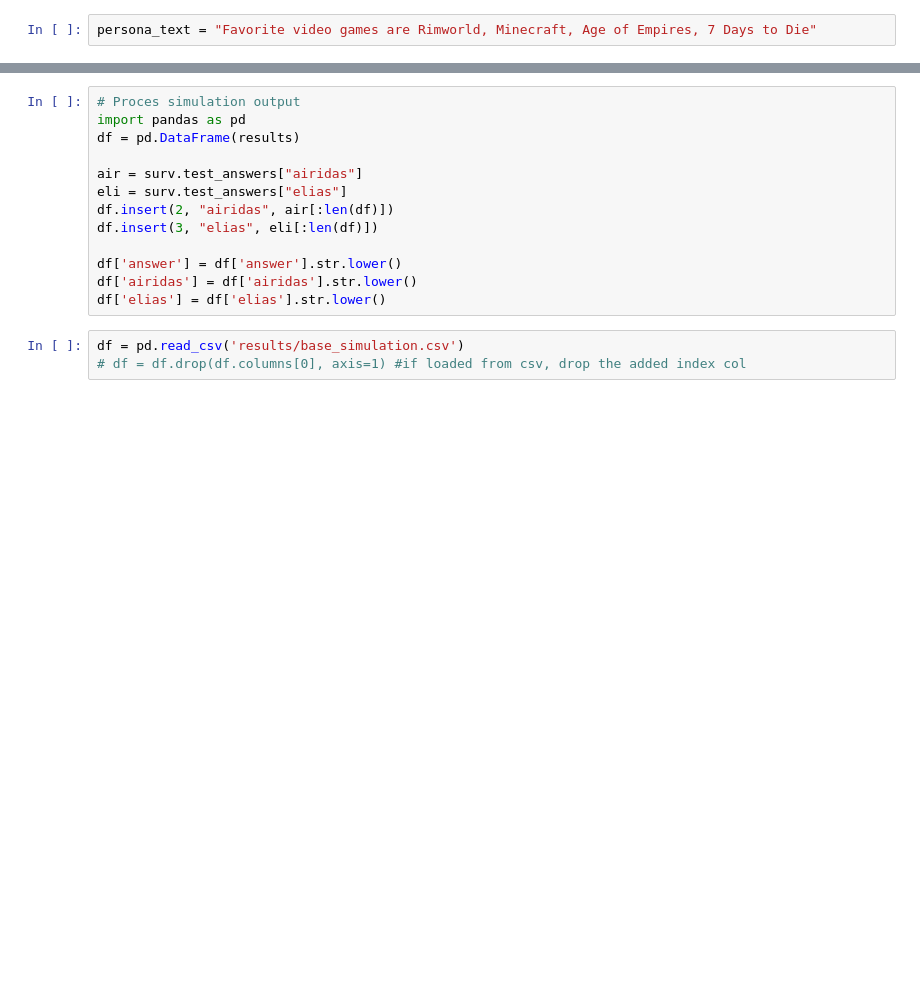
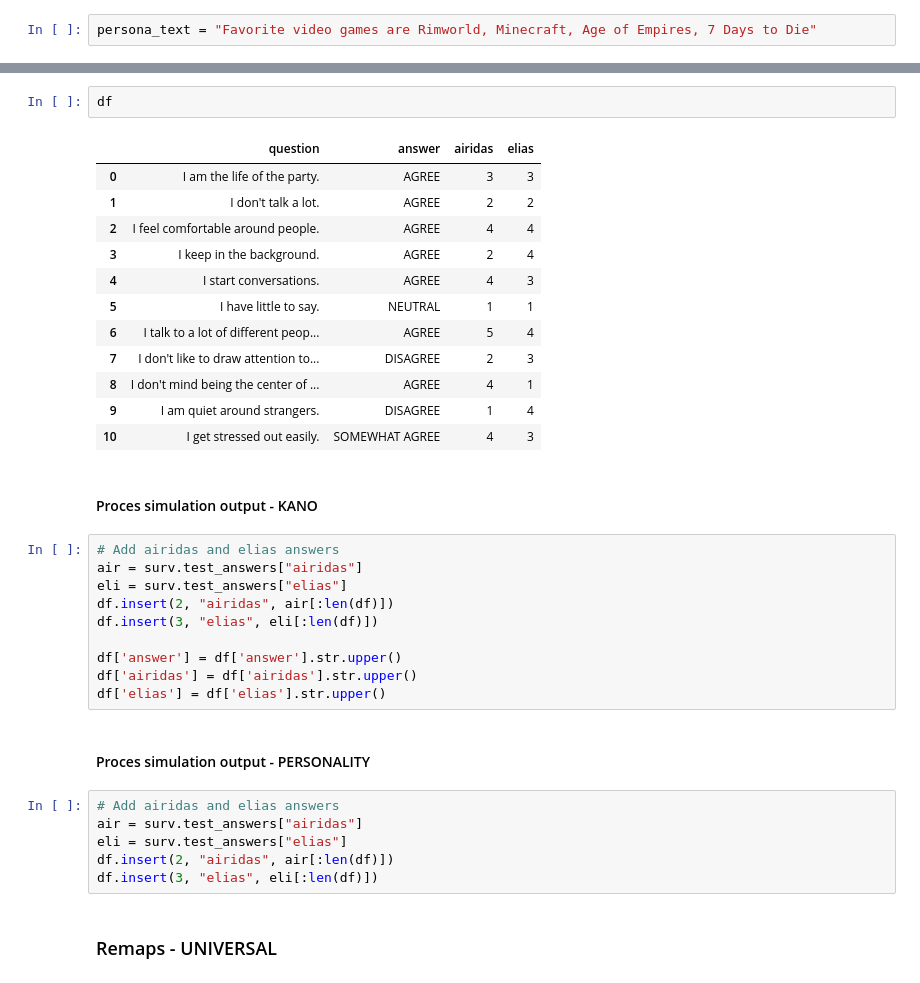
Before and after one commit to Brikas/Thesis, a Jupyter notebook: airidas.ipynb, the cells around one changed output, grey strips where cells are left out. Saved outputs shown, nothing was run; the diff lists cells and outputs as text; blank space fills up the shorter version.

```diff
--- a/airidas.ipynb
+++ b/airidas.ipynb
@@ -183,16 +453,37 @@ df.head()
+# %%
+df
+# %% [output]
+|  | question | answer | airidas | elias |
+| 0 | I am the life of the party. | AGREE | 3 | 3 |
+| 1 | I don't talk a lot. | AGREE | 2 | 2 |
+| 2 | I feel comfortable around people. | AGREE | 4 | 4 |
+| 3 | I keep in the background. | AGREE | 2 | 4 |
+| 4 | I start conversations. | AGREE | 4 | 3 |
+| 5 | I have little to say. | NEUTRAL | 1 | 1 |
+| 6 | I talk to a lot of different peop... | AGREE | 5 | 4 |
+| 7 | I don't like to draw attention to... | DISAGREE | 2 | 3 |
+| 8 | I don't mind being the center of ... | AGREE | 4 | 1 |
+| 9 | I am quiet around strangers. | DISAGREE | 1 | 4 |
+| 10 | I get stressed out easily. | SOMEWHAT AGREE | 4 | 3 |
+# %% [markdown]
+#### Proces simulation output - KANO
 # %%
-# Proces simulation output
-import pandas as pd
-df = pd.DataFrame(results)
-
+# Add airidas and elias answers
 air = surv.test_answers["airidas"]
 eli = surv.test_answers["elias"]
 df.insert(2, "airidas", air[:len(df)])
 df.insert(3, "elias", eli[:len(df)])
 
-df['answer'] = df['answer'].str.lower()
-df['airidas'] = df['airidas'].str.lower()
-df['elias'] = df['elias'].str.lower()
+df['answer'] = df['answer'].str.upper()
+df['airidas'] = df['airidas'].str.upper()
+df['elias'] = df['elias'].str.upper()
-# %%
-df = pd.read_csv('results/base_simulation.csv')
-# df = df.drop(df.columns[0], axis=1) #if loaded from csv, drop the added index col
+# %% [markdown]
+#### Proces simulation output - PERSONALITY
+# %%
+# Add airidas and elias answers
+air = surv.test_answers["airidas"]
+eli = surv.test_answers["elias"]
+df.insert(2, "airidas", air[:len(df)])
+df.insert(3, "elias", eli[:len(df)])
+# %% [markdown]
+### Remaps - UNIVERSAL
```
Also changed, not shown: parts of 52 cells of this notebook, 16 other files.
